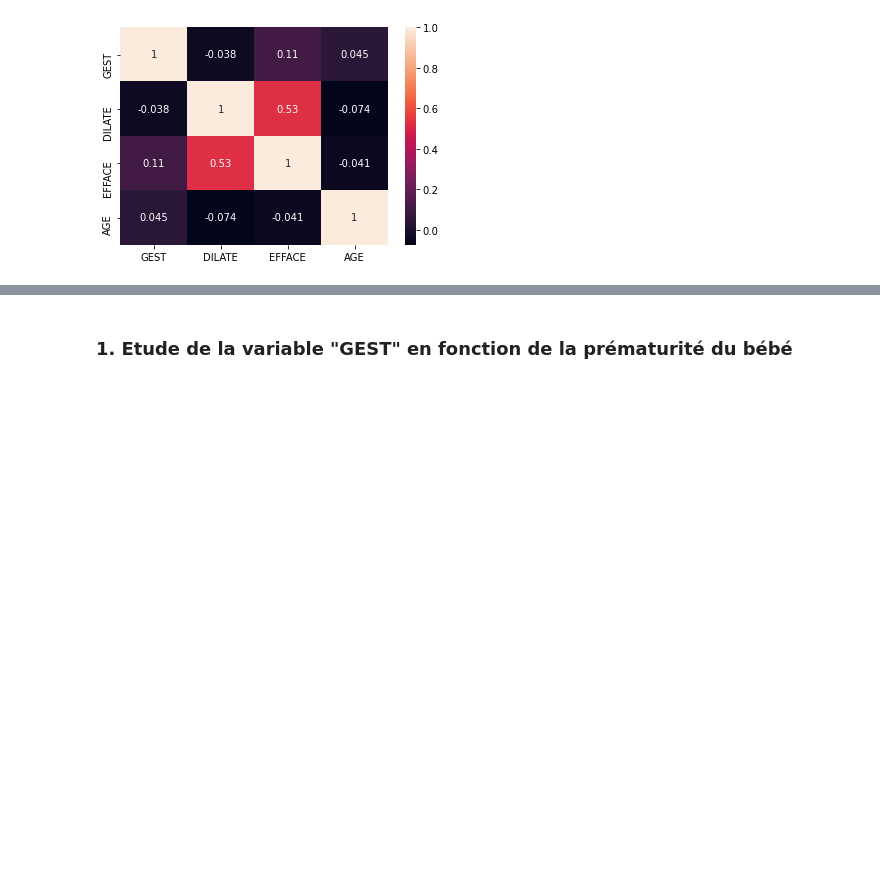
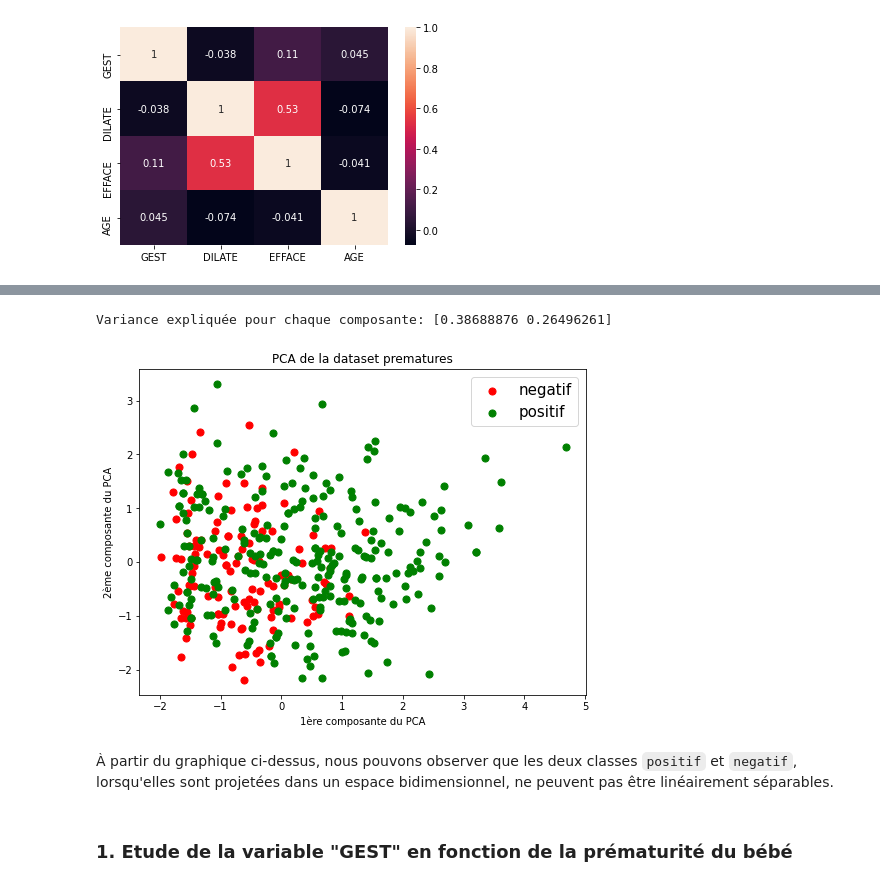
Before and after one commit to DorianKeds/ML_IASchool, a Jupyter notebook: POULES_Projet_Machine_Learning_IA.ipynb, the cells around one changed output, grey strips where cells are left out. Cells and saved outputs as stored; diff of their text form; code cells hidden in the pictures; blank space fills up the shorter version.

```diff
--- a/POULES_Projet_Machine_Learning_IA.ipynb
+++ b/POULES_Projet_Machine_Learning_IA.ipynb
@@ -226,0 +233,7 @@ plt.show()
+# %%
+features = ['GEST', 'DILATE', 'EFFACE', 'AGE']
+X = prematures[features]
+# %%
+#normalisation des données en utilisant standard scaler
+from sklearn.preprocessing import StandardScaler
+X = StandardScaler().fit_transform(X) # normalizing the features
@@ -226,0 +249,10 @@ plt.show()
+# %%
+# L’analyse en composantes principales PCA
+# PCA avec deux composantes
+from sklearn.decomposition import PCA
+pca = PCA(n_components=2)
+X_reduit = pca.fit_transform(X)
+# %%
+# créons un DataFrame qui aura les valeurs de composant principal
+principal_composant_Df = pd.DataFrame(data = X_reduit
+             , columns = ['principal component 1', 'principal component 2'])
@@ -227,3 +268,27 @@ plt.show()
+# %%
+# pourcentage de la variance expliquée pour chaque composantes
+print('Variance expliquée pour chaque composante: %s' % str(pca.explained_variance_ratio_))
+# %% [output]
+Variance expliquée pour chaque composante: [0.38688876 0.26496261]
+# %%
+plt.figure(figsize=(8,6))
+plt.xlabel("1ère composante du PCA")
+plt.ylabel("2ème composante du PCA")
+plt.title('PCA de la dataset prematures')
+targets = ['negatif', 'positif']
+colors = ['r', 'g']
+
+for target, color in zip(targets,colors):
+    indicesToKeep = prematures['PREMATURE'] == target
+    plt.scatter(principal_composant_Df.loc[indicesToKeep, 'principal component 1']
+               , principal_composant_Df.loc[indicesToKeep, 'principal component 2'], c = color, s = 50)
+
+plt.legend(targets,prop={'size': 15})
+plt.show()
+# %% [output]
+[figure, added]
+# %% [markdown]
+À partir du graphique ci-dessus, nous pouvons observer que les deux classes `positif` et `negatif`, lorsqu'elles sont projetées dans un espace bidimensionnel, ne peuvent pas être linéairement séparables.
 # %% [markdown]
 ### 1. Etude de la variable "GEST" en fonction de la prématurité du bébé
 # %%
```
Also changed, not shown: parts of 7 cells of this notebook.
